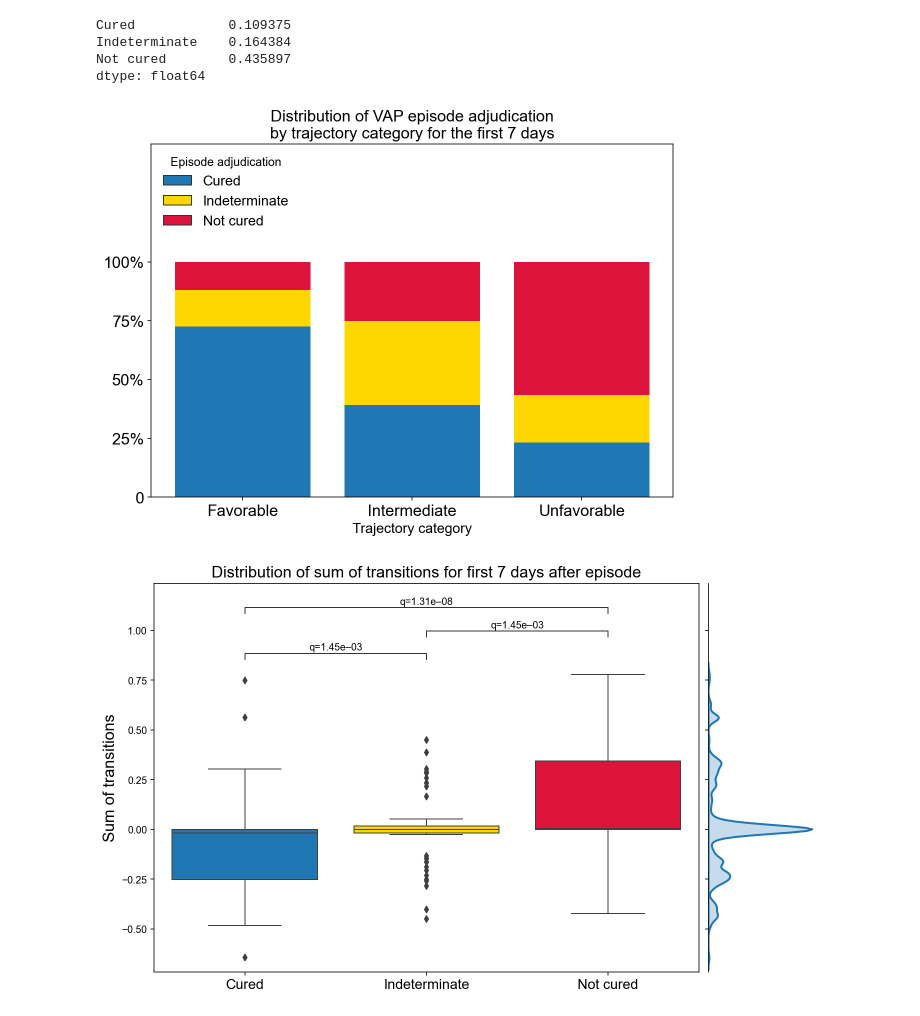
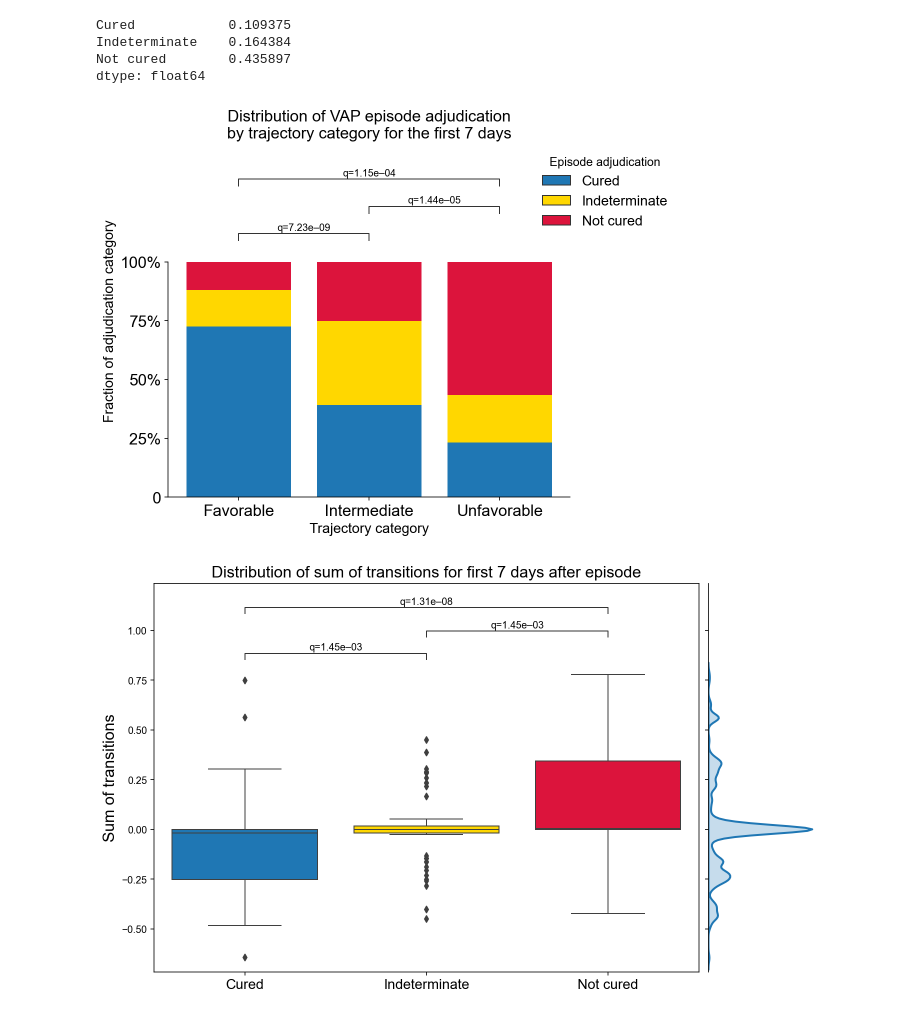
Before and after one commit to NUSCRIPT/CarpeDiem, a Jupyter notebook: narrative/10_VAP_transitions.ipynb, the cells around one changed output. Cells and saved outputs as stored; diff of their text form; code cells hidden in the pictures.

```diff
--- a/narrative/10_VAP_transitions.ipynb
+++ b/narrative/10_VAP_transitions.ipynb
@@ -374,6 +374,20 @@ plot_df.loc[
 plot_df2 = plot_df.groupby(["delta_group", "cured"]).agg({"cured": "count"}).rename(
     {"cured": "cnt"}, axis="columns"
 ).reset_index()
+# %%
+stat_results = []
+for g1, g2 in itertools.combinations(plot_df2.delta_group.unique(), 2):
+    g1_vals = plot_df2.loc[plot_df2.delta_group.eq(g1)].sort_values("cured").cnt.values
+    g2_vals = plot_df2.loc[plot_df2.delta_group.eq(g2)].sort_values("cured").cnt.values
+    _, pval, _, _ = scipy.stats.chi2_contingency([g1_vals, g2_vals])
+    stat_results.append([g1, g2, pval])
+# %%
+stat_results = pd.DataFrame(stat_results, columns=["group1", "group2", "pval"])
+stat_results["pval_adj"] = statsmodels.stats.multitest.fdrcorrection(stat_results.pval, alpha=0.05)[1]
+stat_results_sign = stat_results.loc[stat_results.pval_adj < 0.05, :]
+pairs = []
+for _, r in stat_results_sign.iterrows():
+        pairs.append((r.group1, r.group2))
 # %%
 plot_df2.cnt /= plot_df.groupby("delta_group").episode_start.count()[plot_df2.delta_group].values
 # %%
@@ -390,38 +404,54 @@ bottom += plot_df2.cnt[plot_df2.cured.eq("Indeterminate")].values
 ax.bar([2, 0, 1], plot_df2.cnt[plot_df2.cured.eq("Not cured")],
        color=DISCH_PALETTE[-1], bottom=bottom)
 ax.set_xlabel("Trajectory category", size=14)
+ax.set_ylabel("Fraction of adjudication category", size=14)
 ax.set_xticks([0, 1, 2])
 ax.set_xticklabels(
     [
         "Favorable",
         "Intermediate",
         "Unfavorable"],
     size=16
 )
 # ax.set_ylabel("Percentage of episode adjudication", size=14)
 ax.set_yticks([0, 0.25, 0.5, 0.75, 1])
 ax.set_yticklabels(["0", "25%", "50%", "75%", "100%"], size=16)
 ax.set_ylim(0, 1.5)
 ax.set_title(
     "Distribution of VAP episode adjudication\nby trajectory category for the first 7 days",
     size=16
 )
 handles = [
     mpl.patches.Patch(color=DISCH_PALETTE[0], label="Cured", ec="#333333"),
     mpl.patches.Patch(color=DISCH_PALETTE[3], label="Indeterminate", ec="#333333"),
     mpl.patches.Patch(color=DISCH_PALETTE[-1], label="Not cured", ec="#333333")
 ]
 ax.legend(
     handles=handles,
     loc="upper left",
     title="Episode adjudication",
     frameon=False,
     fontsize=14,
-    title_fontsize=12
-);
+    title_fontsize=12,
+    bbox_to_anchor=(0.9, 1)
+)
+ax.spines[["top", "right"]].set_visible(False)
+ax.spines["left"].set_bounds((0, 1))
+annotator = statannotations.Annotator.Annotator(
+    ax,
+    pairs,
+    data=plot_df2,
+    x="delta_group",
+    y="cnt",
+    verbose=False
+)
+annotator._verbose = False
+annotator.configure(line_width=1)
+annotator.set_custom_annotations([f"q={x:.2e}".replace("-", "–") for x in stat_results_sign.pval_adj])
+annotator.annotate()
 dump_figure("vap_episode_adjudication_by_trajectory.pdf")
 # %% [output]
-[figure, old version]
+[figure, new version]
 # %%
 df = df.loc[df.day <= 7]
 stat_df = df.groupby(["cured", "episode_start"]).mortality_delta.sum().reset_index()
```
Also changed, not shown: parts of 51 cells of this notebook.
